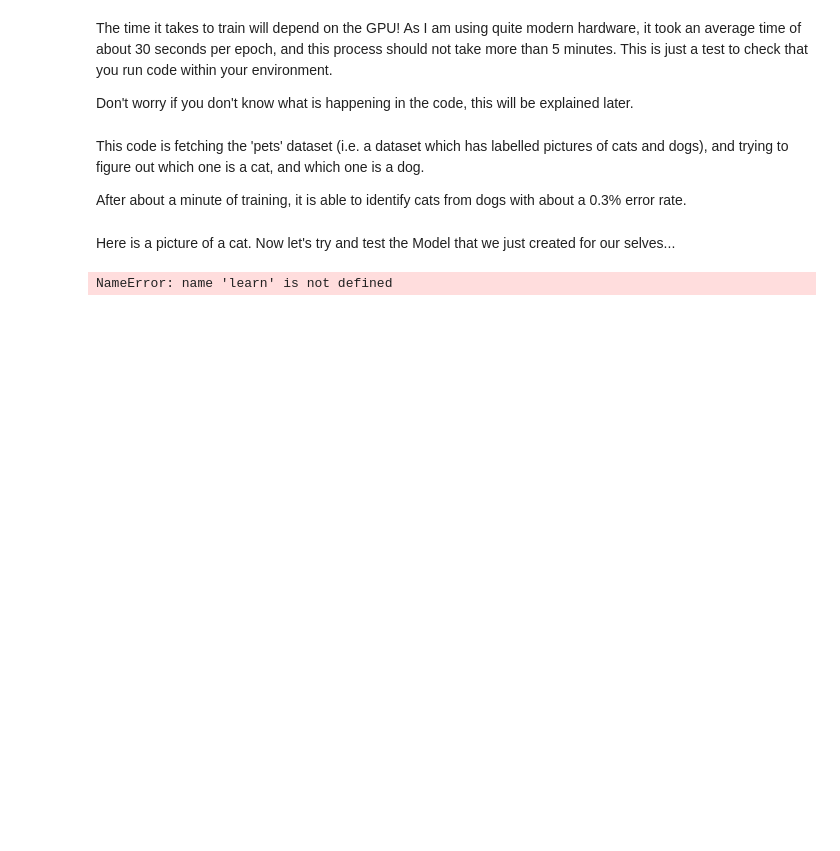
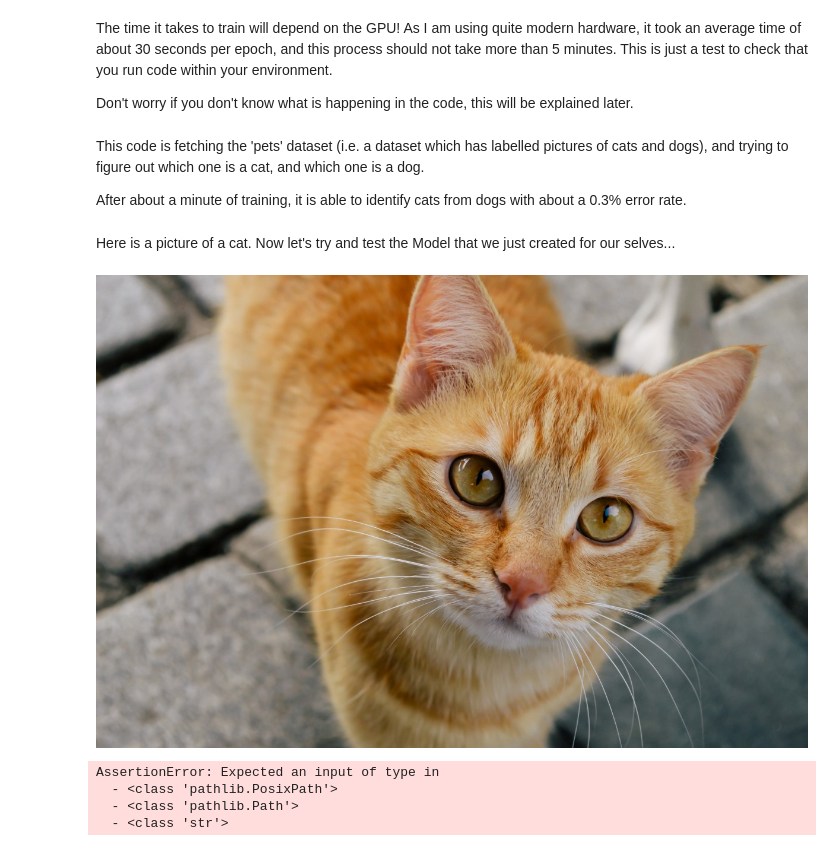
Before and after one commit to ClutchKick2207/Fast.ai-Course, a Jupyter notebook: Deep Learning for Coders Course/Wesbite Course/Lesson 1/Notes.ipynb, the cells around one changed output. Drawn from its saved outputs; the diff is of its cells as text; code cells hidden in the pictures; blank space fills up the shorter version.

```diff
--- a/Deep Learning for Coders Course/Wesbite Course/Lesson 1/Notes.ipynb
+++ b/Deep Learning for Coders Course/Wesbite Course/Lesson 1/Notes.ipynb
@@ -101,10 +102,15 @@ Here is a picture of a cat. Now let's try and test the Model that we just create
 # %%
 from PIL import Image
 
-img =Image.open("Images/cat.jpeg")
+Image.open("Images/cat.jpeg")
+# %% [output]
+[figure, added]
 # %%
 is_cat,_,probs = learn.predict(img)
 print(f"Is this a cat?: {is_cat}.")
 print(f"Probability it's a cat: {probs[1].item():.6f}")
 # %% [output]
-NameError: name 'learn' is not defined
+AssertionError: Expected an input of type in
+  - <class 'pathlib.PosixPath'>
+  - <class 'pathlib.Path'>
+  - <class 'str'>
```
Also changed, not shown: parts of 1 cell of this notebook.
